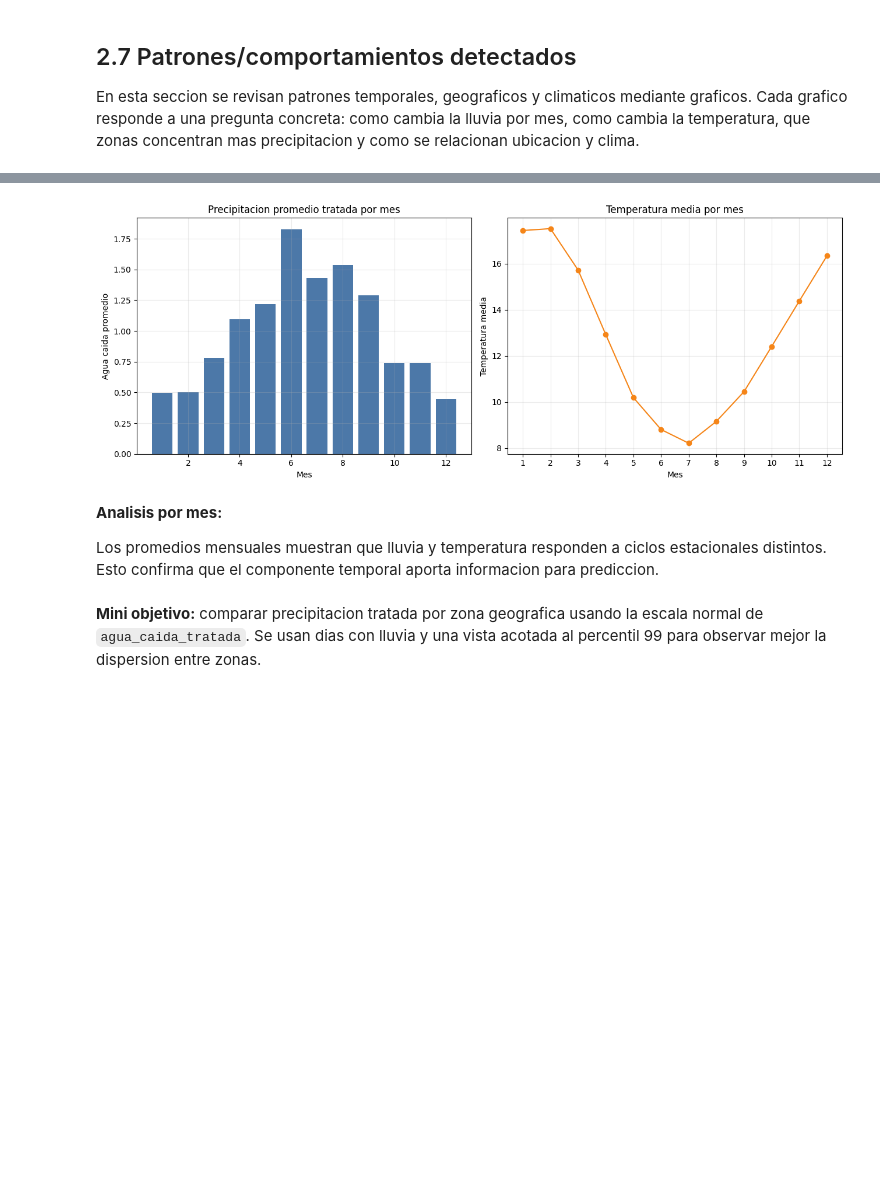
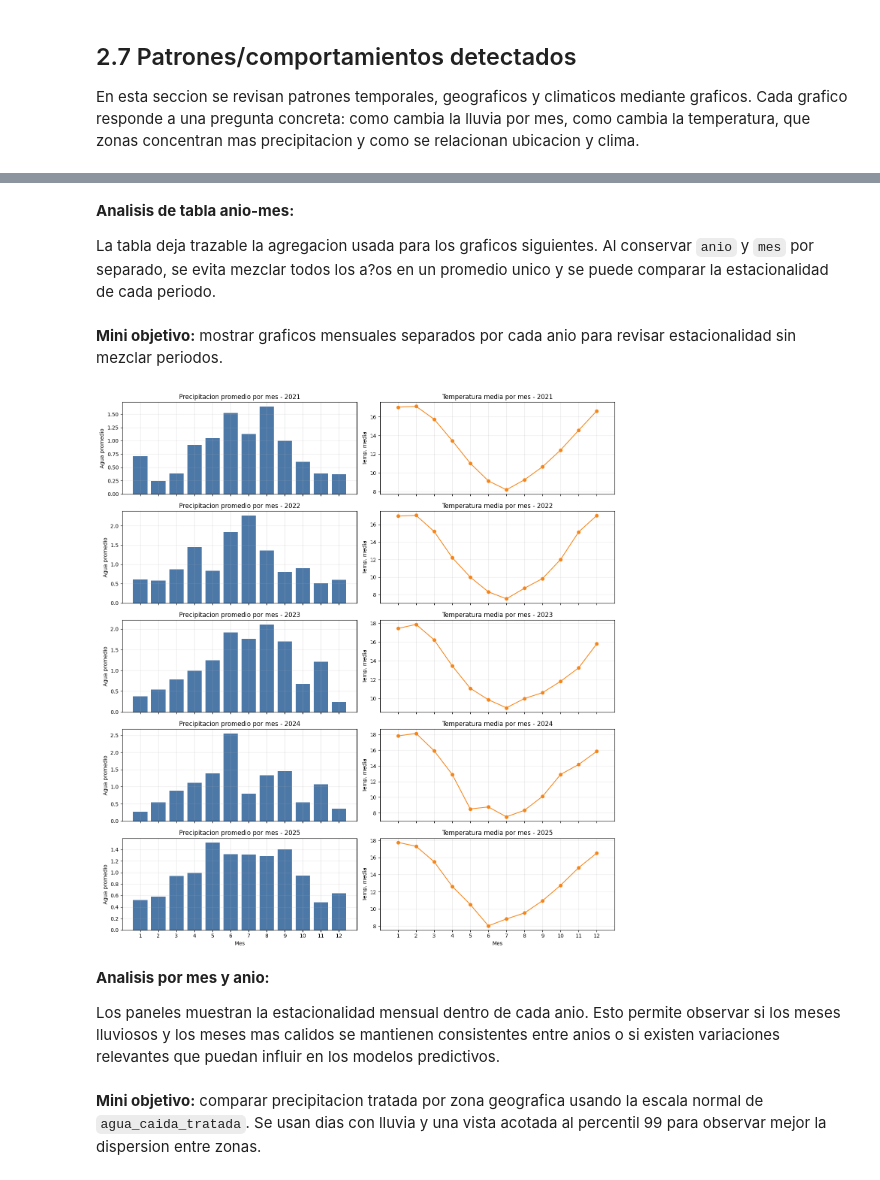
Before and after one commit to 4mnesia/DataMining, a Jupyter notebook: EV2_BIY7121_005D.ipynb, the cells around one changed output, grey strips where cells are left out. Saved outputs shown, nothing was run; the diff lists cells and outputs as text; code cells hidden in the pictures; blank space fills up the shorter version.

```diff
--- a/EV2_BIY7121_005D.ipynb
+++ b/EV2_BIY7121_005D.ipynb
@@ -1316,7 +1316,12 @@ En esta seccion se revisan patrones temporales, geograficos y climaticos mediant
 # %%
-mensual = df_eda.assign(periodo=df_eda['fecha'].dt.to_period('M').dt.to_timestamp())     .groupby('periodo').agg(
-        agua_total=('agua_caida_tratada', 'sum'),
-        agua_promedio=('agua_caida_tratada', 'mean'),
-        temp_media=('temp_media', 'mean')
-    ).reset_index()
+mensual = df_eda.assign(
+    periodo=df_eda['fecha'].dt.to_period('M').dt.to_timestamp()
+).groupby(['anio', 'mes', 'periodo']).agg(
+    agua_total=('agua_caida_tratada', 'sum'),
+    agua_promedio=('agua_caida_tratada', 'mean'),
+    temp_media=('temp_media', 'mean')
+).reset_index()
+
+anios_disponibles = sorted(mensual['anio'].unique())
+meses = range(1, 13)
 # %% [markdown]
@@ -1353,0 +1359,6 @@ por_mes = df_eda.groupby('mes').agg(
+# %%
+por_anio_mes = mensual[[
+    'anio', 'mes', 'agua_promedio', 'agua_total', 'temp_media'
+]].copy()
+
+display(por_anio_mes.head(12))
@@ -1354,25 +1379,35 @@ por_mes = df_eda.groupby('mes').agg(
+# %% [markdown]
+**Analisis de tabla anio-mes:**
+
+La tabla deja trazable la agregacion usada para los graficos siguientes. Al conservar `anio` y `mes` por separado, se evita mezclar todos los a?os en un promedio unico y se puede comparar la estacionalidad de cada periodo.
+# %% [markdown]
+**Mini objetivo:** mostrar graficos mensuales separados por cada anio para revisar estacionalidad sin mezclar periodos.
 # %%
-fig, axes = plt.subplots(1, 2, figsize=(13, 5))
+fig, axes = plt.subplots(len(anios_disponibles), 2, figsize=(14, 3 * len(anios_disponibles)), sharex=True)
 
-axes[0].bar(por_mes['mes'], por_mes['agua_promedio'], color='#4c78a8')
-axes[0].set_title('Precipitacion promedio tratada por mes')
-axes[0].set_xlabel('Mes')
-axes[0].set_ylabel('Agua caida promedio')
+for fila, anio in enumerate(anios_disponibles):
+    datos_anio = por_anio_mes[por_anio_mes['anio'] == anio]
+    axes[fila, 0].bar(datos_anio['mes'], datos_anio['agua_promedio'], color='#4c78a8')
+    axes[fila, 0].set_title(f'Precipitacion promedio por mes - {anio}')
+    axes[fila, 0].set_ylabel('Agua promedio')
 
-axes[1].plot(por_mes['mes'], por_mes['temp_media'], marker='o', color='#f58518')
-axes[1].set_title('Temperatura media por mes')
-axes[1].set_xlabel('Mes')
-axes[1].set_ylabel('Temperatura media')
-axes[1].set_xticks(range(1, 13))
+    axes[fila, 1].plot(datos_anio['mes'], datos_anio['temp_media'], marker='o', color='#f58518')
+    axes[fila, 1].set_title(f'Temperatura media por mes - {anio}')
+    axes[fila, 1].set_ylabel('Temp. media')
+
+for ax in axes[-1, :]:
+    ax.set_xlabel('Mes')
+for ax in axes.ravel():
+    ax.set_xticks(meses)
 
 plt.tight_layout()
 plt.show()
 # %% [output]
-[figure, old version]
+[figure, new version]
-# %% [markdown]
-**Analisis por mes:**
-
-Los promedios mensuales muestran que lluvia y temperatura responden a ciclos estacionales distintos. Esto confirma que el componente temporal aporta informacion para prediccion.
+# %% [markdown]
+**Analisis por mes y anio:**
+
+Los paneles muestran la estacionalidad mensual dentro de cada anio. Esto permite observar si los meses lluviosos y los meses mas calidos se mantienen consistentes entre anios o si existen variaciones relevantes que puedan influir en los modelos predictivos.
 # %% [markdown]
 **Mini objetivo:** comparar precipitacion tratada por zona geografica usando la escala normal de `agua_caida_tratada`. Se usan dias con lluvia y una vista acotada al percentil 99 para observar mejor la dispersion entre zonas.
 # %%
```
Also changed, not shown: parts of 9 cells of this notebook.
